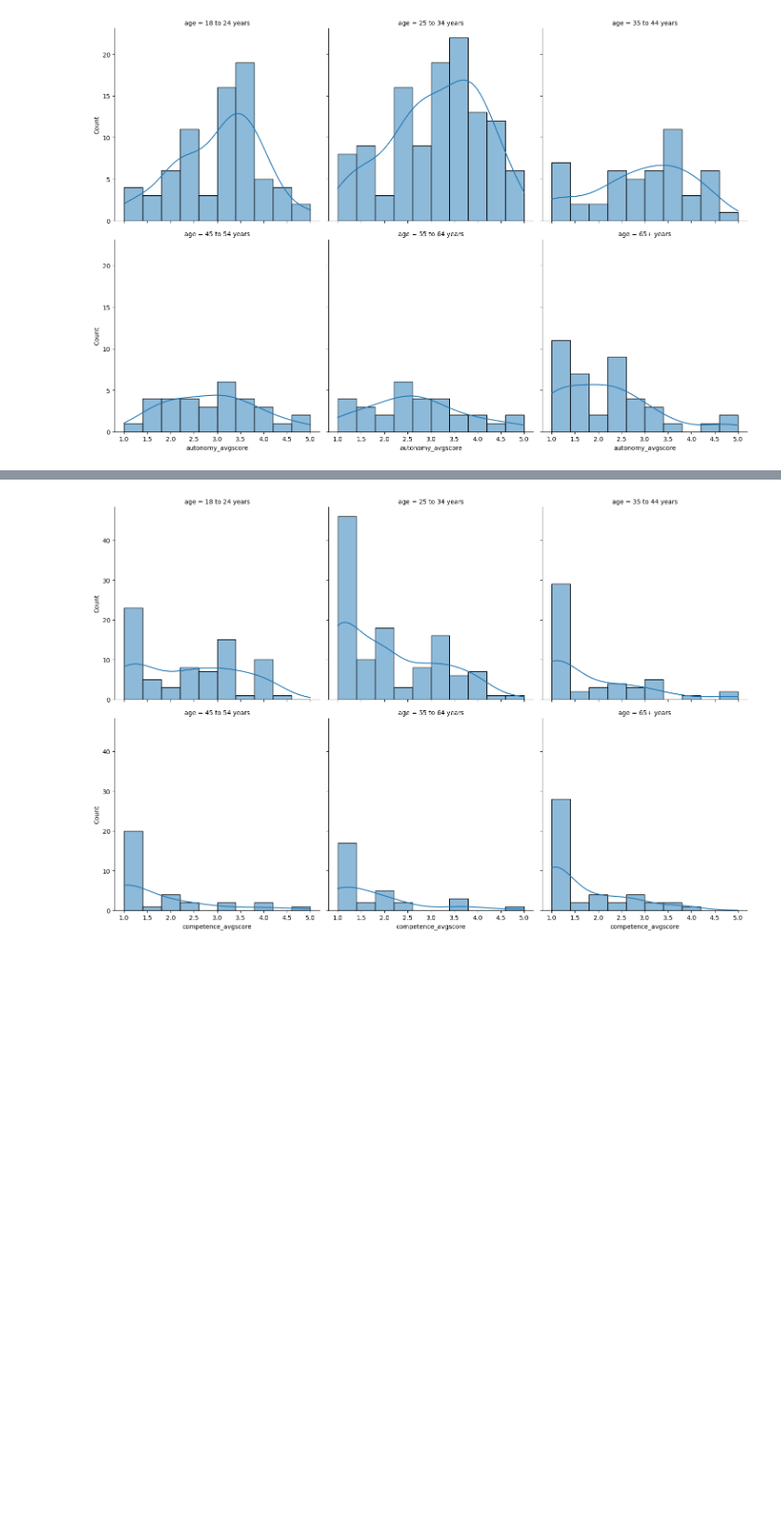
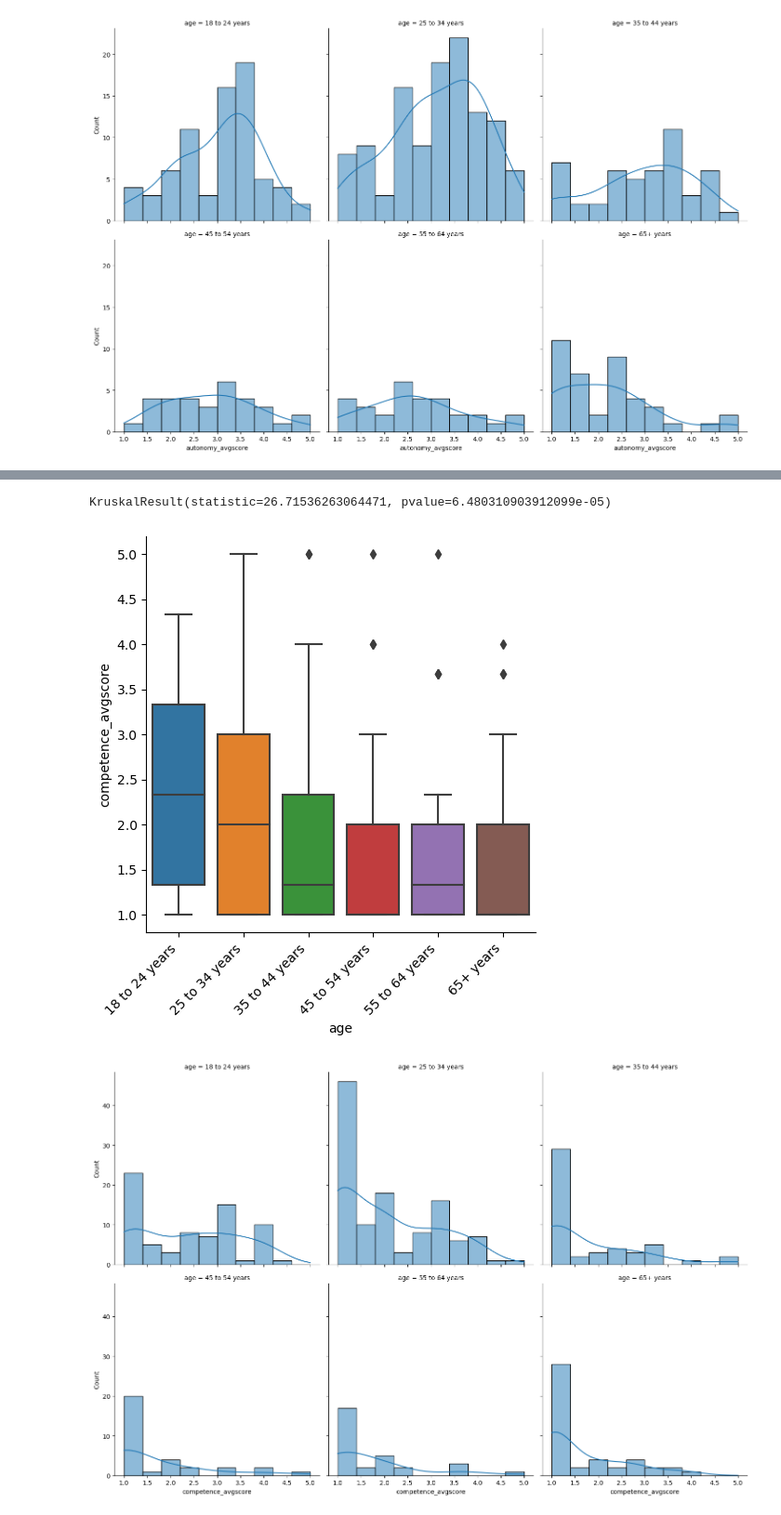
Before and after one commit to smc395/smartphone-wellbeing-study, a Jupyter notebook: analysis.ipynb, the cells around one changed output, grey strips where cells are left out. Shown at 93% size. Cells and saved outputs as stored; diff of their text form; code cells hidden in the pictures; blank space fills up the shorter version.

```diff
--- a/analysis.ipynb
+++ b/analysis.ipynb
@@ -535,3 +634,31 @@ autonomyplot = sns.displot(data=no_age_pnta_df, x='autonomy_avgscore', kde=True,
+# %%
+# Kruskal-Wallis H-test for independent samples on age group populations to see if there is a significant difference
+# between the means of the population and that the false usage distribution mean is less than the true usage distribution mean
+
+# Does not assume the same variances amongst the populations, but does require all groups to have at least 5 samples
+# https://docs.scipy.org/doc/scipy/reference/generated/scipy.stats.kruskal.html#scipy.stats.kruskal
+
+# Null hypothesis = The competence means are the same between age groups
+# Alternative = The competence means are not the same between age groups
+comp_pivoted_no_age_pnta_df = pd.pivot_table(data=no_age_pnta_df, values=['competence_avgscore'], index=no_age_pnta_df.index, columns='age_categorical')['competence_avgscore']
+c1 = comp_pivoted_no_age_pnta_df['18 to 24 years']
+c2 = comp_pivoted_no_age_pnta_df['25 to 34 years']
+c3 = comp_pivoted_no_age_pnta_df['35 to 44 years']
+c4 = comp_pivoted_no_age_pnta_df['45 to 54 years']
+c5 = comp_pivoted_no_age_pnta_df['55 to 64 years']
+c6 = comp_pivoted_no_age_pnta_df['65+ years']
+
+stats.kruskal( c1,c2,c3,c4,c5,c6, nan_policy='omit')
+
+# Statistically significant, so we reject the null hypothesis. The competence means are not the same between age groups
+# %% [output]
+KruskalResult(statistic=26.71536263064471, pvalue=6.480310903912099e-05)
+# %%
+competence_age_boxplot = sns.catplot(data=no_age_pnta_df, x='age', y='competence_avgscore', kind='box', order=age_col_order)
+competence_age_boxplot.set_xticklabels(rotation=45, ha='right')
+plt.show()
+# %% [output]
+[figure, added]
 # %%
 # Negative scoring. The lower the number the more feeling of competence
 competenceplot = sns.displot(data=no_age_pnta_df, x='competence_avgscore', kde=True, col='age', col_order=age_col_order, col_wrap=3)
```
Also changed, not shown: parts of 61 cells of this notebook.
